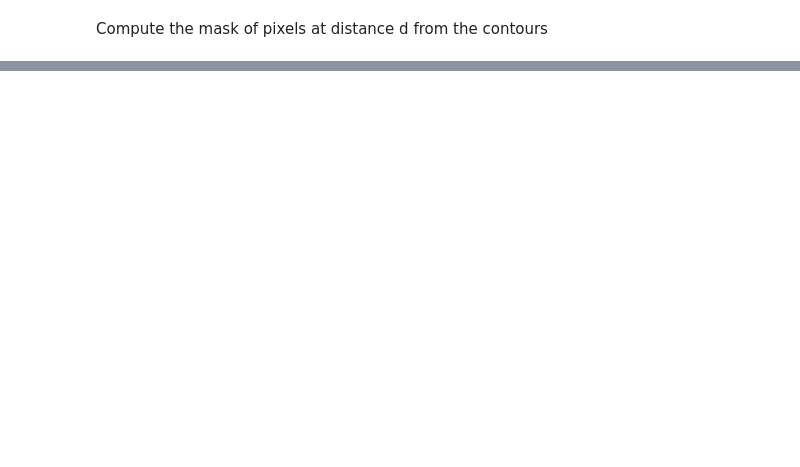
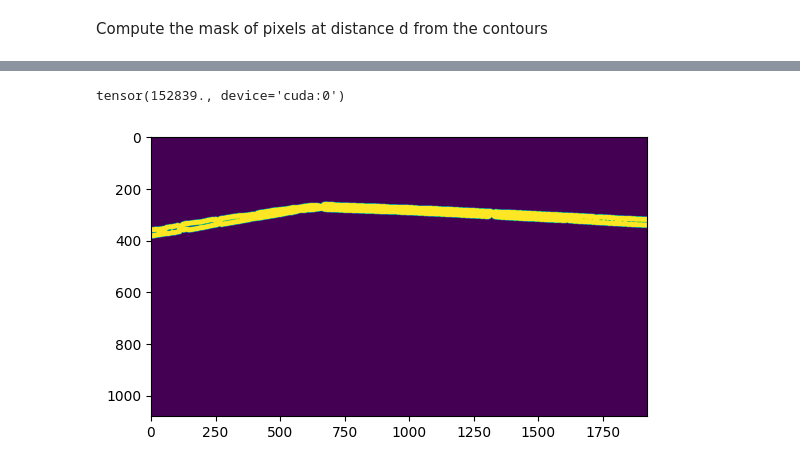
Before and after one commit to SoccerNet/sn-banner, a Jupyter notebook: BIoU.ipynb, the cells around one changed output, grey strips where cells are left out. Saved outputs shown, nothing was run; the diff lists cells and outputs as text; code cells hidden in the pictures; blank space fills up the shorter version.

```diff
--- a/BIoU.ipynb
+++ b/BIoU.ipynb
@@ -348,6 +406,17 @@ tensor([[[1., 1., 1.,  ..., 1., 1., 1.],
          [0., 0., 0.,  ..., 0., 0., 0.],
          [0., 0., 0.,  ..., 0., 0., 0.],
          [0., 0., 0.,  ..., 0., 0., 0.]]], device='cuda:0')
+# %%
+pred_d_border.sum()
+# %% [output]
+tensor(152839., device='cuda:0')
+# %%
+# plot pred_d_borders[1]
+plt.figure()
+plt.imshow(pred_d_border[0].cpu().numpy())
+plt.show()
+# %% [output]
+[figure, added]
 # %%
 gt_d_border = torch.nn.functional.conv2d(gt_borders.unsqueeze(1), kernel.unsqueeze(0).unsqueeze(0), padding='same').squeeze().clamp(0, 1)
 # %%
```
Also changed, not shown: parts of 66 cells of this notebook, 4 other files.
